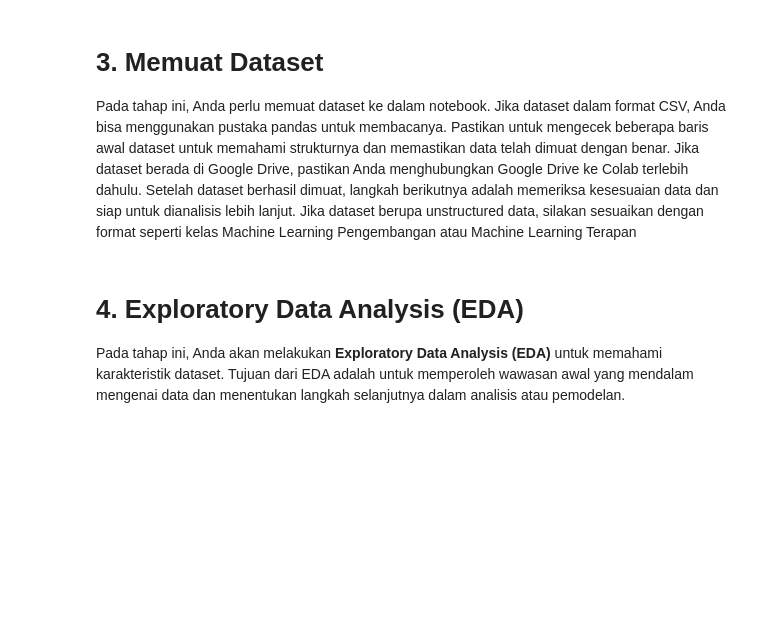
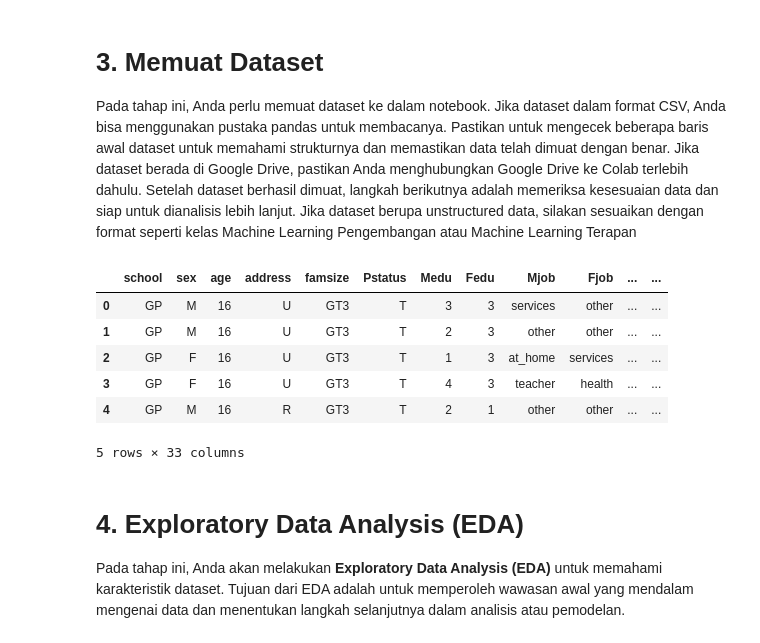
Before and after one commit to nadia2622/Eksperimen_SML_Nadia-Tambunan, a Jupyter notebook: preprocessing/Eksperimen_Nadia-Tambunan.ipynb, the cells around one changed output. Saved outputs shown, nothing was run; the diff lists cells and outputs as text; code cells hidden in the pictures; blank space fills up the shorter version.

```diff
--- a/preprocessing/Eksperimen_Nadia-Tambunan.ipynb
+++ b/preprocessing/Eksperimen_Nadia-Tambunan.ipynb
@@ -31,9 +31,17 @@ Jika dataset berada di Google Drive, pastikan Anda menghubungkan Google Drive ke
 Jika dataset berupa unstructured data, silakan sesuaikan dengan format seperti kelas Machine Learning Pengembangan atau Machine Learning Terapan
 # %%
 # Memuat dataset
-train_df = pd.read_csv('../student_raw/train.csv')
-test_df = pd.read_csv('../student_raw/test.csv')
+train_df = pd.read_csv('student_raw/train.csv')
+test_df = pd.read_csv('student_raw/test.csv')
 train_df.head()
+# %% [output]
+|  | school | sex | age | address | famsize | Pstatus | Medu | Fedu | Mjob | Fjob | ... | ... |
+| 0 | GP | M | 16 | U | GT3 | T | 3 | 3 | services | other | ... | ... |
+| 1 | GP | M | 16 | U | GT3 | T | 2 | 3 | other | other | ... | ... |
+| 2 | GP | F | 16 | U | GT3 | T | 1 | 3 | at_home | services | ... | ... |
+| 3 | GP | F | 16 | U | GT3 | T | 4 | 3 | teacher | health | ... | ... |
+| 4 | GP | M | 16 | R | GT3 | T | 2 | 1 | other | other | ... | ... |
+5 rows × 33 columns
 # %% [markdown]
 # 4. Exploratory Data Analysis (EDA)
 
```
Also changed, not shown: parts of 6 cells of this notebook, 2 other files.
